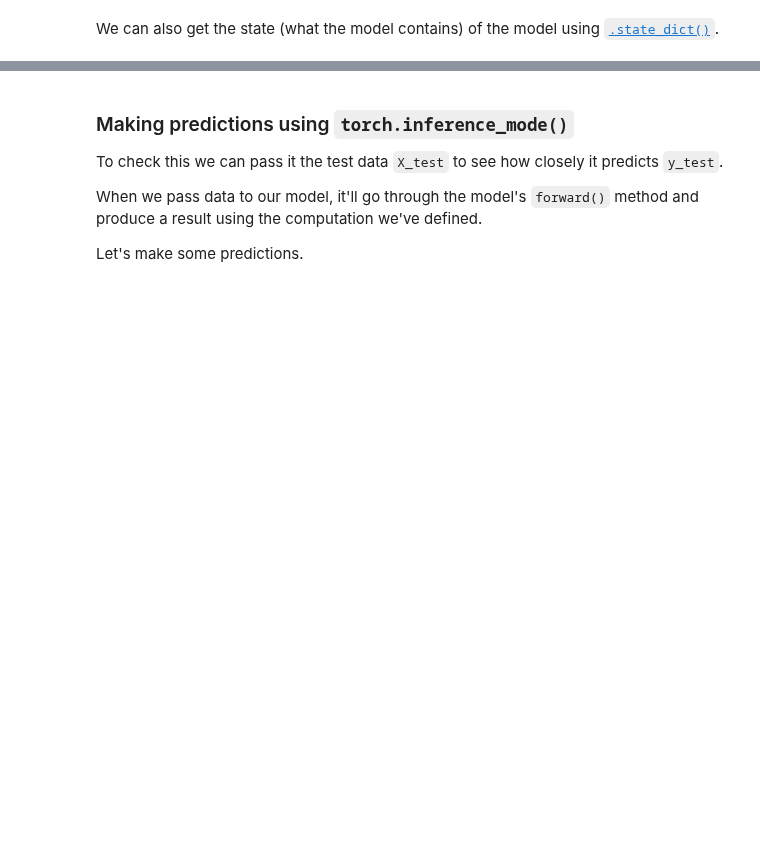
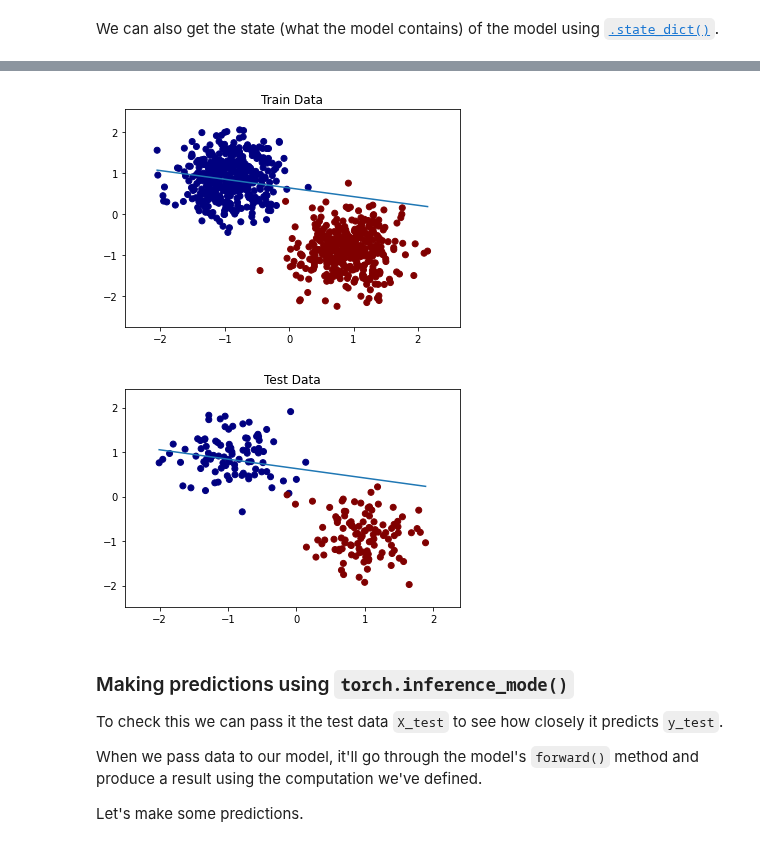
Before and after one commit to sdgroeve/D012554_Machine_Learning_2023, a Jupyter notebook: 01_pytorch_workflow.ipynb, the cells around one changed output, grey strips where cells are left out. Drawn from its saved outputs; the diff is of its cells as text; code cells hidden in the pictures; blank space fills up the shorter version.

```diff
--- a/01_pytorch_workflow.ipynb
+++ b/01_pytorch_workflow.ipynb
@@ -193,27 +197,30 @@ OrderedDict([('linear.weight', tensor([[0.9593, 0.3904]])),
 # %%
 import matplotlib.pyplot as plt
 import numpy as np
 
 def model_plot(model,X,y,title):
     parm = {}
     b = []
     for name, param in model.named_parameters():
         parm[name]=param.detach().numpy()
 
     w = parm['linear.weight'][0]
     b = parm['linear.bias'][0]
     plt.scatter(X[:, 0], X[:, 1], c=y,cmap='jet')
     u = np.linspace(X[:, 0].min(), X[:, 0].max(), 2)
     plt.plot(u, (0.5-b-w[0]*u)/w[1])
     plt.xlim(X[:, 0].min()-0.5, X[:, 0].max()+0.5)
     plt.ylim(X[:, 1].min()-0.5, X[:, 1].max()+0.5)
     plt.title(title)
     plt.show()
 
 
 # Train Data
-model_plot(model,X_train,y_train,'Train Data')
-model_plot(model,X_test,y_test,'Test Data')
+model_plot(model_0,X_train,y_train,'Train Data')
+model_plot(model_0,X_test,y_test,'Test Data')
+# %% [output]
+[figure, added]
+[figure, added]
 # %% [markdown]
 ### Making predictions using `torch.inference_mode()`
 To check this we can pass it the test data `X_test` to see how closely it predicts `y_test`.
```
Also changed, not shown: parts of 66 cells of this notebook.
